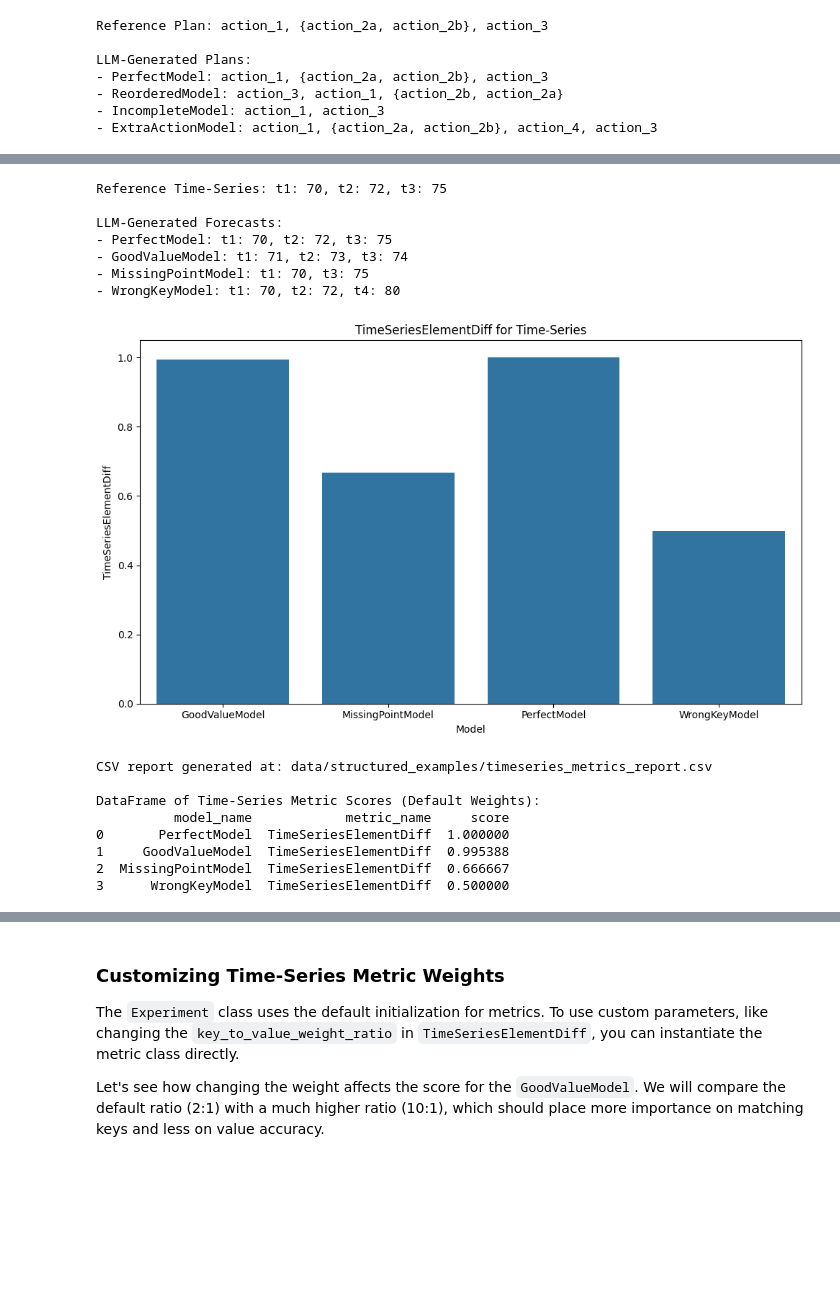
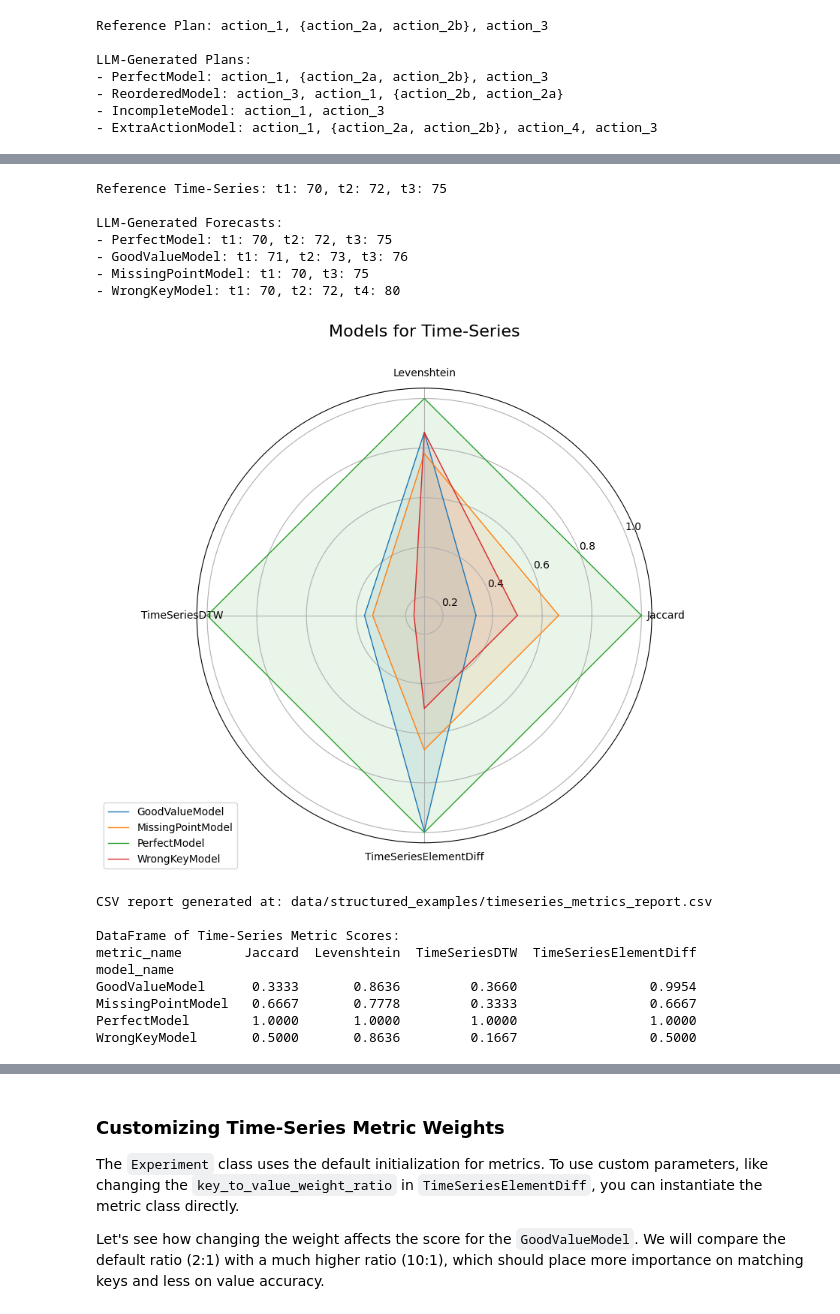
Before and after one commit to ai4society/GenAIResultsComparator, a Jupyter notebook: examples/example-structured_data.ipynb, the cells around one changed output, grey strips where cells are left out. Saved outputs shown, nothing was run; the diff lists cells and outputs as text; code cells hidden in the pictures; blank space fills up the shorter version.

```diff
--- a/examples/example-structured_data.ipynb
+++ b/examples/example-structured_data.ipynb
@@ -151,7 +158,7 @@ reference_ts = "t1: 70, t2: 72, t3: 75"
 
 llm_forecasts = {
     "PerfectModel": "t1: 70, t2: 72, t3: 75",  # Identical
-    "GoodValueModel": "t1: 71, t2: 73, t3: 74",  # All keys match, values are close
+    "GoodValueModel": "t1: 71, t2: 73, t3: 76",  # All keys match, values are close
     "MissingPointModel": "t1: 70, t3: 75",  # Missing the t2 data point
     "WrongKeyModel": "t1: 70, t2: 72, t4: 80",  # Has t4 instead of t3
 }
@@ -165,35 +172,39 @@ Reference Time-Series: t1: 70, t2: 72, t3: 75
 
 LLM-Generated Forecasts:
 - PerfectModel: t1: 70, t2: 72, t3: 75
-- GoodValueModel: t1: 71, t2: 73, t3: 74
+- GoodValueModel: t1: 71, t2: 73, t3: 76
 - MissingPointModel: t1: 70, t3: 75
 - WrongKeyModel: t1: 70, t2: 72, t4: 80
 # %%
-# 2. Initialize and run the Experiment with the default metric
+# 2. Initialize and run the Experiment
 ts_exp = Experiment(llm_responses=llm_forecasts, reference_answer=reference_ts)
 
 # Ensure output directory exists
 output_dir_ts = os.path.join("data", "structured_examples")
 os.makedirs(output_dir_ts, exist_ok=True)
 csv_path_ts = os.path.join(output_dir_ts, "timeseries_metrics_report.csv")
 
-# 3. Compare using the TimeSeriesElementDiff metric
+# 3. Compare using structured and standard text metrics
+# We add TimeSeriesDTW to evaluate shape, and Jaccard/Levenshtein for comparison.
 ts_results_df = ts_exp.compare(
-    metrics=["TimeSeriesElementDiff"],
+    metrics=["TimeSeriesElementDiff", "TimeSeriesDTW", "Jaccard", "Levenshtein"],
     plot=True,
     output_csv_path=csv_path_ts,
     plot_title_suffix="for Time-Series",
 )
 
-print("\nDataFrame of Time-Series Metric Scores (Default Weights):")
-print(ts_results_df)
+print("\nDataFrame of Time-Series Metric Scores:")
+# Displaying with higher precision for clarity
+with pd.option_context("display.precision", 4):
+    print(ts_results_df.pivot(index="model_name", columns="metric_name", values="score"))
 # %% [output]
-[figure, old version]
+[figure, new version]
 CSV report generated at: data/structured_examples/timeseries_metrics_report.csv
 
-DataFrame of Time-Series Metric Scores (Default Weights):
-          model_name            metric_name     score
-0       PerfectModel  TimeSeriesElementDiff  1.000000
-1     GoodValueModel  TimeSeriesElementDiff  0.995388
-2  MissingPointModel  TimeSeriesElementDiff  0.666667
-3      WrongKeyModel  TimeSeriesElementDiff  0.500000
+DataFrame of Time-Series Metric Scores:
+metric_name        Jaccard  Levenshtein  TimeSeriesDTW  TimeSeriesElementDiff
+model_name
+GoodValueModel      0.3333       0.8636         0.3660                 0.9954
+MissingPointModel   0.6667       0.7778         0.3333                 0.6667
+PerfectModel        1.0000       1.0000         1.0000                 1.0000
+WrongKeyModel       0.5000       0.8636         0.1667                 0.5000
```
Also changed, not shown: parts of 9 cells of this notebook, 4 other files.
